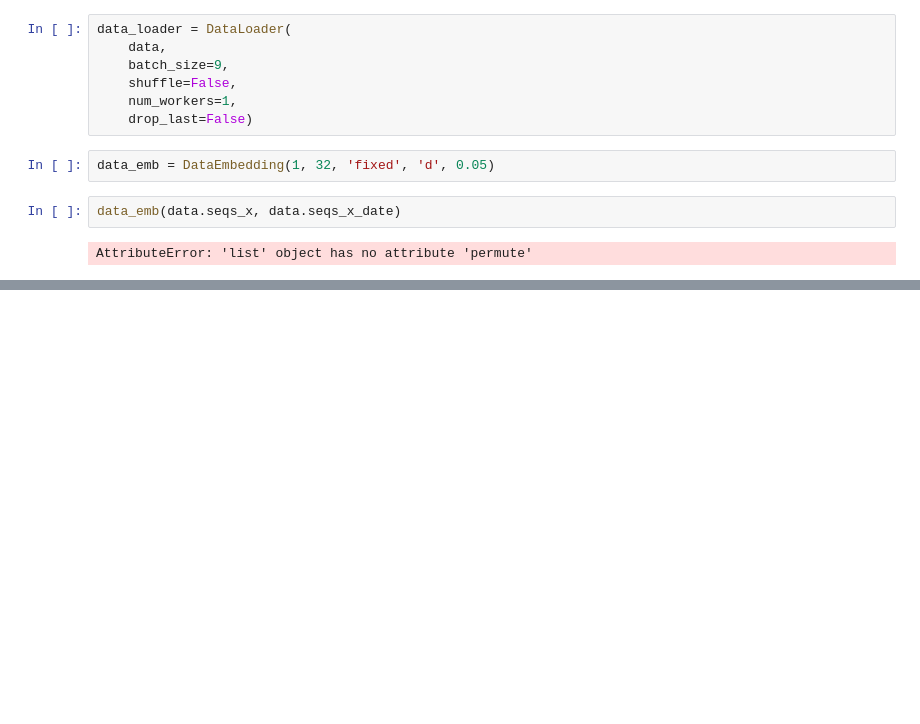
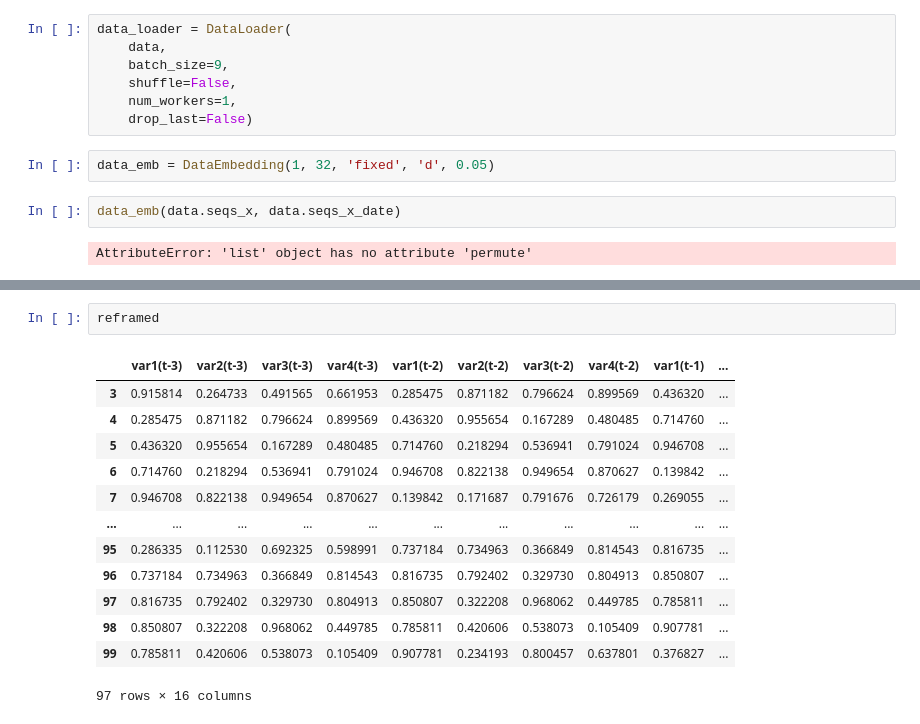
Before and after one commit to 93chanle/srl_other_models, a Jupyter notebook: test_codes.ipynb, the cells around one changed output, grey strips where cells are left out. Drawn from its saved outputs; the diff is of its cells as text; blank space fills up the shorter version.

```diff
--- a/test_codes.ipynb
+++ b/test_codes.ipynb
@@ -121,0 +438,16 @@ AttributeError: 'list' object has no attribute 'permute'
+# %%
+reframed
+# %% [output]
+|  | var1(t-3) | var2(t-3) | var3(t-3) | var4(t-3) | var1(t-2) | var2(t-2) | var3(t-2) | var4(t-2) | var1(t-1) | ... |
+| 3 | 0.915814 | 0.264733 | 0.491565 | 0.661953 | 0.285475 | 0.871182 | 0.796624 | 0.899569 | 0.436320 | ... |
+| 4 | 0.285475 | 0.871182 | 0.796624 | 0.899569 | 0.436320 | 0.955654 | 0.167289 | 0.480485 | 0.714760 | ... |
+| 5 | 0.436320 | 0.955654 | 0.167289 | 0.480485 | 0.714760 | 0.218294 | 0.536941 | 0.791024 | 0.946708 | ... |
+| 6 | 0.714760 | 0.218294 | 0.536941 | 0.791024 | 0.946708 | 0.822138 | 0.949654 | 0.870627 | 0.139842 | ... |
+| 7 | 0.946708 | 0.822138 | 0.949654 | 0.870627 | 0.139842 | 0.171687 | 0.791676 | 0.726179 | 0.269055 | ... |
+| ... | ... | ... | ... | ... | ... | ... | ... | ... | ... | ... |
+| 95 | 0.286335 | 0.112530 | 0.692325 | 0.598991 | 0.737184 | 0.734963 | 0.366849 | 0.814543 | 0.816735 | ... |
+| 96 | 0.737184 | 0.734963 | 0.366849 | 0.814543 | 0.816735 | 0.792402 | 0.329730 | 0.804913 | 0.850807 | ... |
+| 97 | 0.816735 | 0.792402 | 0.329730 | 0.804913 | 0.850807 | 0.322208 | 0.968062 | 0.449785 | 0.785811 | ... |
+| 98 | 0.850807 | 0.322208 | 0.968062 | 0.449785 | 0.785811 | 0.420606 | 0.538073 | 0.105409 | 0.907781 | ... |
+| 99 | 0.785811 | 0.420606 | 0.538073 | 0.105409 | 0.907781 | 0.234193 | 0.800457 | 0.637801 | 0.376827 | ... |
+97 rows × 16 columns
```
Also changed, not shown: parts of 18 cells of this notebook, 49 other files.
